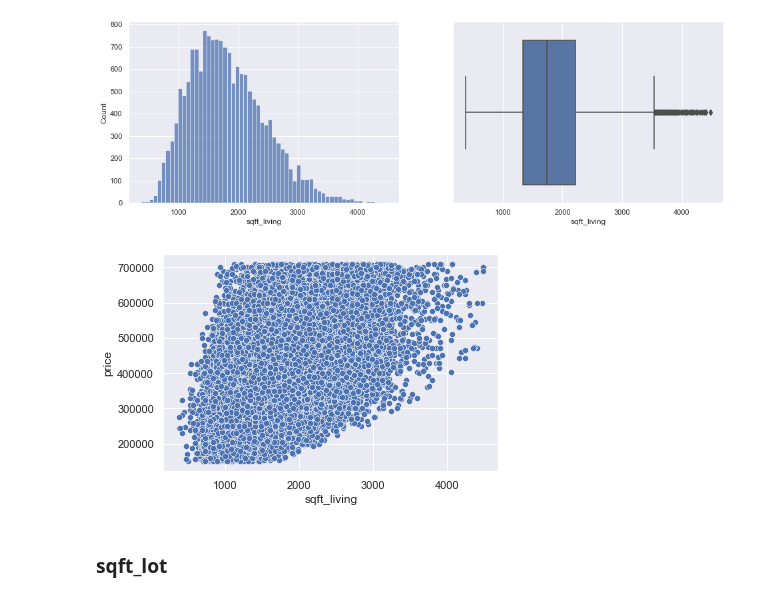
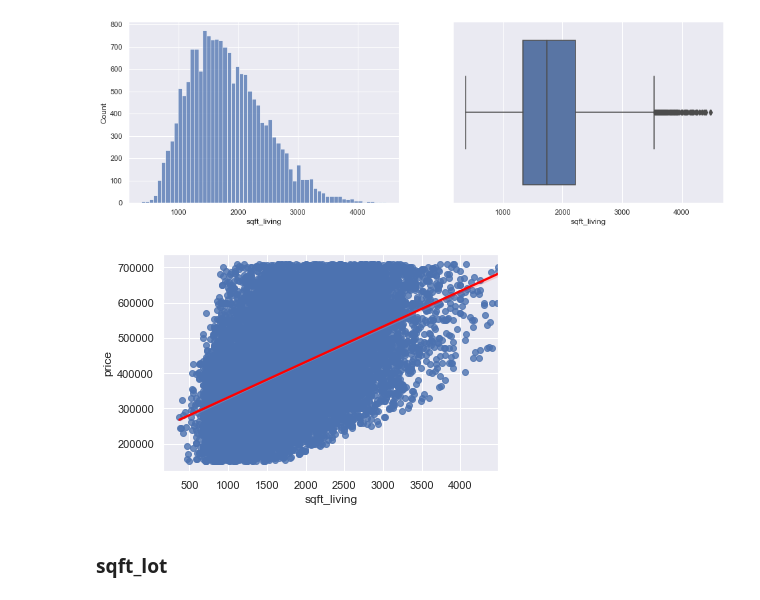
Before and after one commit to Deric-Williamson/house-sales-regression-model, a Jupyter notebook: Data_Cleaning.ipynb, the cells around one changed output. Cells and saved outputs as stored; diff of their text form; code cells hidden in the pictures.

```diff
--- a/Data_Cleaning.ipynb
+++ b/Data_Cleaning.ipynb
@@ -264,9 +264,9 @@ sns.boxplot(data=df, x='sqft_living', ax=ax[1]);
 # %% [output]
 [figure]
 # %%
-sns.scatterplot(data=df, x='sqft_living', y='price');
+sns.regplot(x='sqft_living', y='price', data=df, line_kws={"color":"red"});
 # %% [output]
-[figure, old version]
+[figure, new version]
 # %% [markdown]
 ### sqft_lot
 # %%
```
Also changed, not shown: parts of 31 cells of this notebook.
